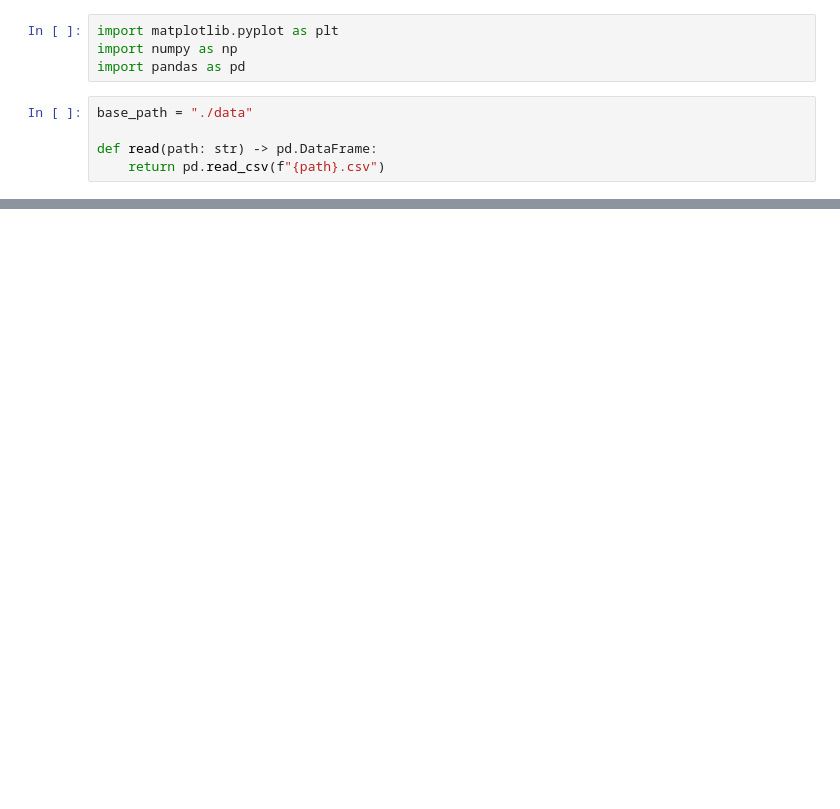
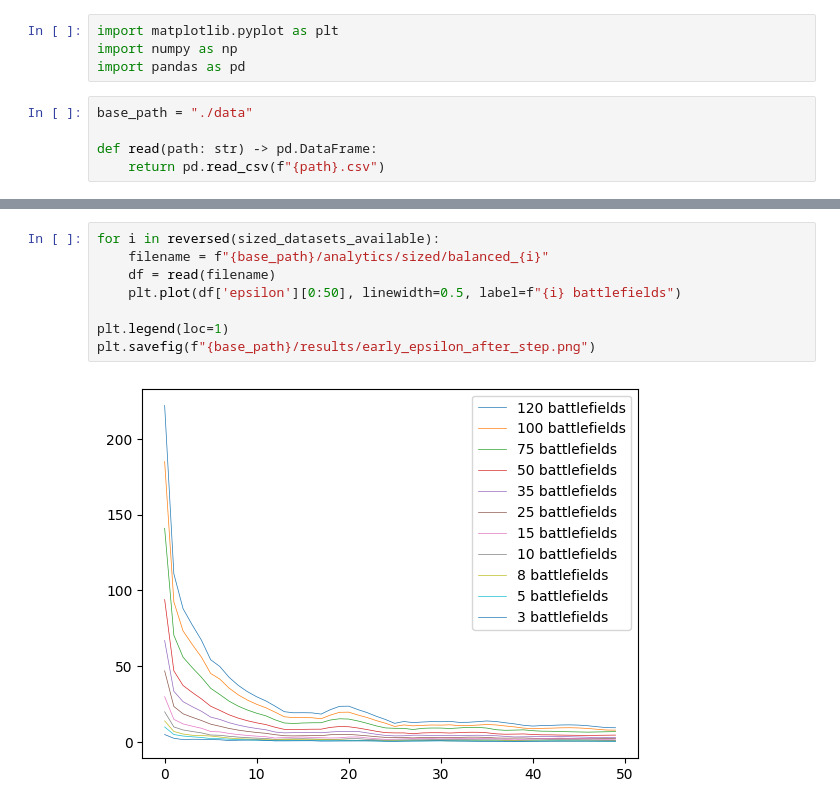
Before and after one commit to greg19/ae3, a Jupyter notebook: analysis/analyze.ipynb, the cells around one changed output, grey strips where cells are left out. Cells and saved outputs as stored; diff of their text form; blank space fills up the shorter version.

```diff
--- a/analysis/analyze.ipynb
+++ b/analysis/analyze.ipynb
@@ -32,0 +33,10 @@ plt.savefig(f"{base_path}/results/total_time_after_step.png")
+# %%
+for i in reversed(sized_datasets_available):
+    filename = f"{base_path}/analytics/sized/balanced_{i}"
+    df = read(filename)
+    plt.plot(df['epsilon'][0:50], linewidth=0.5, label=f"{i} battlefields")
+
+plt.legend(loc=1)
+plt.savefig(f"{base_path}/results/early_epsilon_after_step.png")
+# %% [output]
+[figure, added]
```
Also changed, not shown: parts of 4 cells of this notebook, 1 other file.
